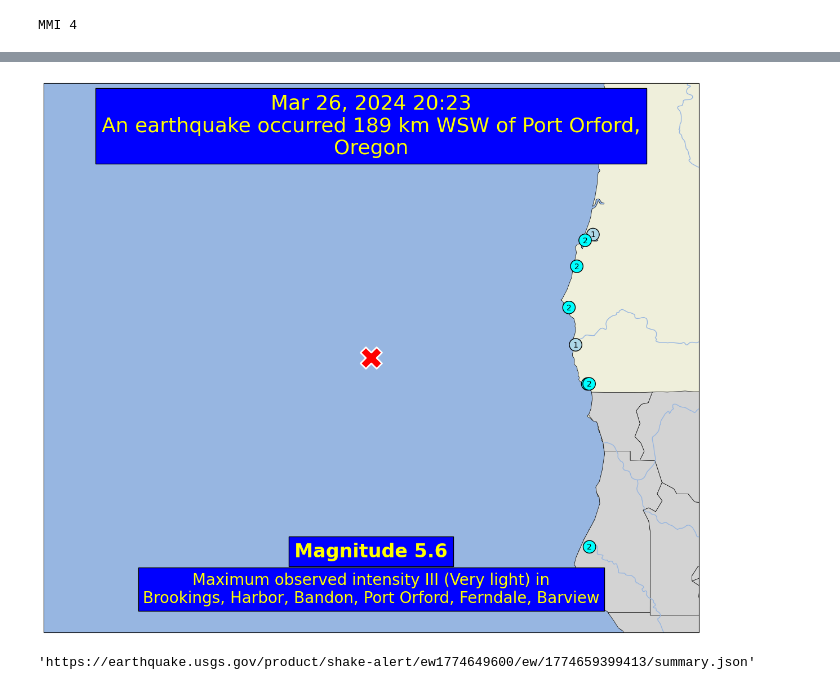
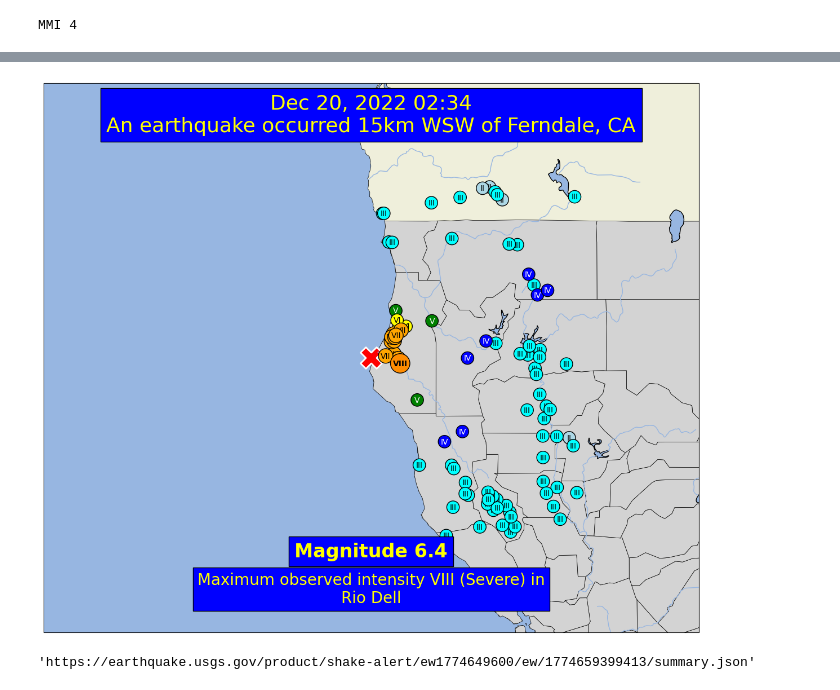
Before and after one commit to yair-franco/cal_eew_sim, a Jupyter notebook: usgs_api.ipynb, the cells around one changed output, grey strips where cells are left out. Saved outputs shown, nothing was run; the diff lists cells and outputs as text; code cells hidden in the pictures.

```diff
--- a/usgs_api.ipynb
+++ b/usgs_api.ipynb
@@ -176,6 +160,6 @@ print(len(data['features']))
 17
 # %%
-event = data['features'][5]
+event = data['features'][7]
 ev_name = event['properties']['title']
 ev_time = event['properties']['time']
 ev_utc = datetime.fromtimestamp(ev_time / 1000, UTC)
@@ -370,35 +354,35 @@ for i, name in enumerate(names):
     if (x < x1 or x > x2) or (y < y1 or y > y2):
         continue
     mmi = mmis[i]
-    box_color, txt_color, fnt_weight, numeral, _ = mmi_style(mmi,1)
+    box_color, txt_color, fnt_weight, numeral, _ = mmi_style(mmi)
     mmi_bbox = dict(boxstyle='circle', facecolor=box_color, edgecolor='black')
     axi.text(
         x,y,numeral,
         bbox=mmi_bbox,
         c=txt_color,
         zorder=mmi+1,
         fontweight=fnt_weight,
         )
 
 # in_map_counties = gpd.clip(calnev_counties,(x1,y1,x2,y2))
 
 # for j, county in in_map_counties.iterrows():
 #     centroid = county.geometry.representative_point()
 #     axi.annotate(
 #         text=county.NAME,
 #         xy=(centroid.x,centroid.y),
 #         c='gray',
 #         fontsize=6
 #     )
 
 axi.set_extent(map_lims)
 
 axi.scatter(epix,epiy,marker='X',c='r',ec='white',linewidths=2,s=750)
 
 # axi.set_title(f"Example: {event['properties']['title']}")
 plt.show()
 # %% [output]
-[figure, old version]
+[figure, new version]
 # %%
 # warned_areas = np.copy(warned_names)
 # regions_used = False
```
Also changed, not shown: parts of 4 cells of this notebook.
